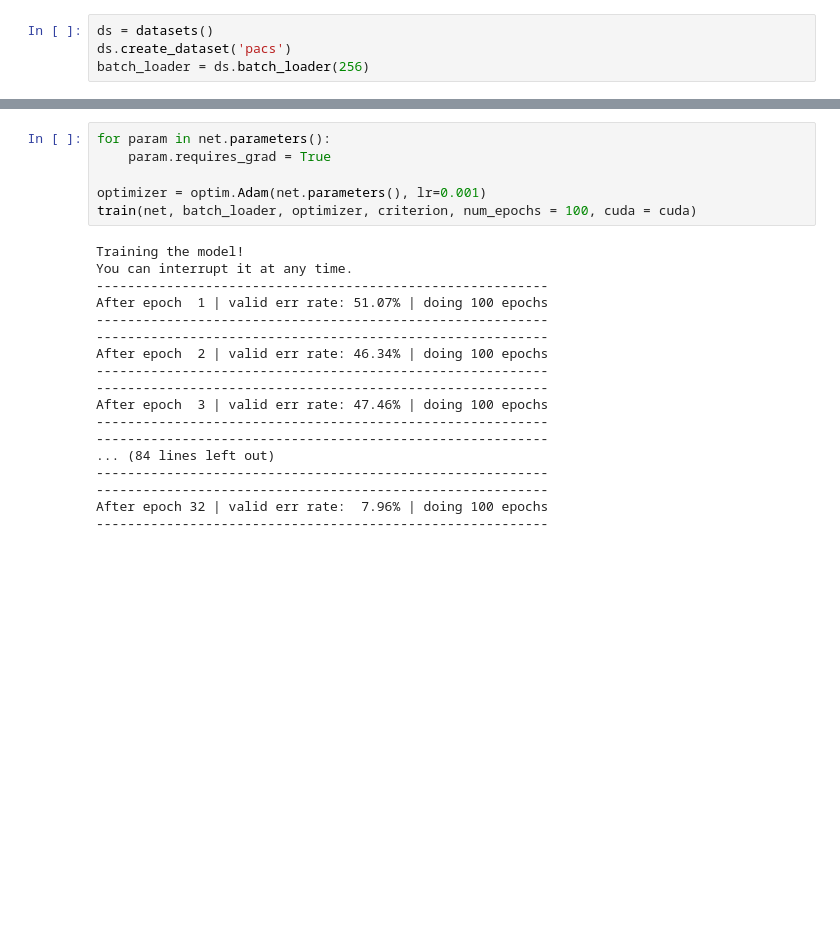
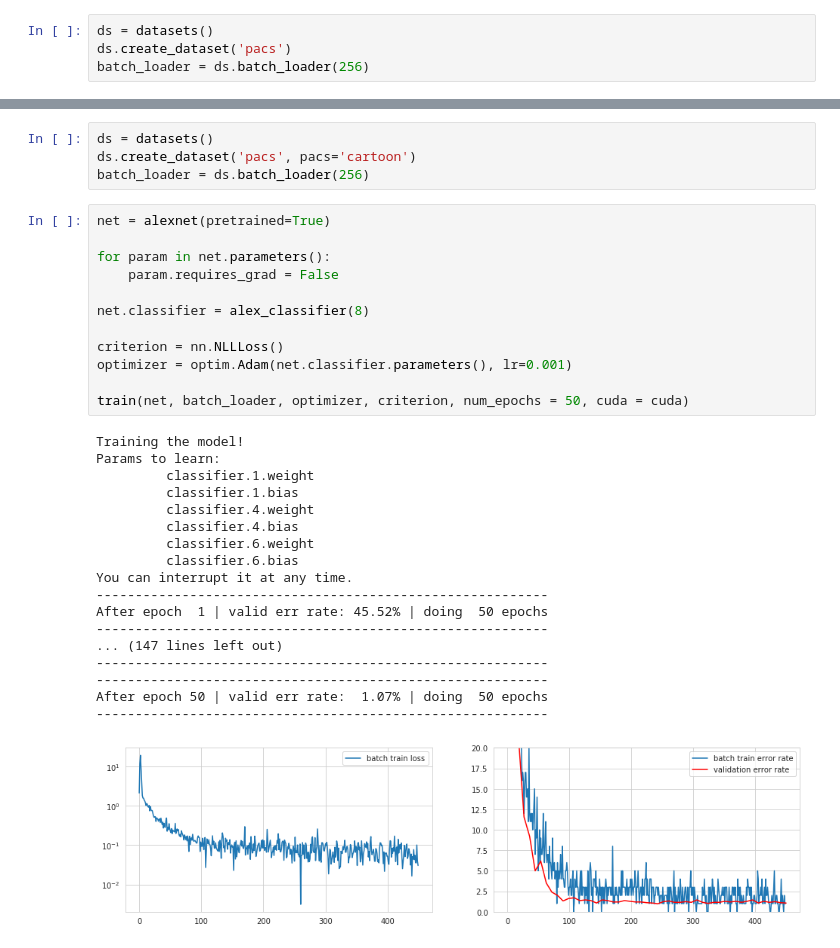
Before and after one commit to MarWit/nn_project, a Jupyter notebook: AlexNet Tests.ipynb, the cells around one changed output, grey strips where cells are left out. Drawn from its saved outputs; the diff is of its cells as text; blank space fills up the shorter version.

```diff
--- a/AlexNet Tests.ipynb
+++ b/AlexNet Tests.ipynb
@@ -52,24 +65,35 @@ After epoch 10 | valid err rate:  3.91% | doing  10 epochs
+# %%
+ds = datasets()
+ds.create_dataset('pacs', pacs='cartoon')
+batch_loader = ds.batch_loader(256)
 # %%
+net = alexnet(pretrained=True)
+
 for param in net.parameters():
-    param.requires_grad = True
+    param.requires_grad = False
 
-optimizer = optim.Adam(net.parameters(), lr=0.001)
-train(net, batch_loader, optimizer, criterion, num_epochs = 100, cuda = cuda)
+net.classifier = alex_classifier(8)
+
+criterion = nn.NLLLoss()
+optimizer = optim.Adam(net.classifier.parameters(), lr=0.001)
+
+train(net, batch_loader, optimizer, criterion, num_epochs = 50, cuda = cuda)
 # %% [output]
 Training the model!
+Params to learn:
+         classifier.1.weight
+         classifier.1.bias
+         classifier.4.weight
+         classifier.4.bias
+         classifier.6.weight
+         classifier.6.bias
 You can interrupt it at any time.
 ----------------------------------------------------------
-After epoch  1 | valid err rate: 51.07% | doing 100 epochs
+After epoch  1 | valid err rate: 45.52% | doing  50 epochs
+----------------------------------------------------------
+... (147 lines left out)
 ----------------------------------------------------------
 ----------------------------------------------------------
-After epoch  2 | valid err rate: 46.34% | doing 100 epochs
+After epoch 50 | valid err rate:  1.07% | doing  50 epochs
 ----------------------------------------------------------
-----------------------------------------------------------
-After epoch  3 | valid err rate: 47.46% | doing 100 epochs
-----------------------------------------------------------
-----------------------------------------------------------
-... (84 lines left out)
-----------------------------------------------------------
-----------------------------------------------------------
-After epoch 32 | valid err rate:  7.96% | doing 100 epochs
-----------------------------------------------------------
+[figure, added]
```
Also changed, not shown: parts of 18 cells of this notebook, 1 other file.
